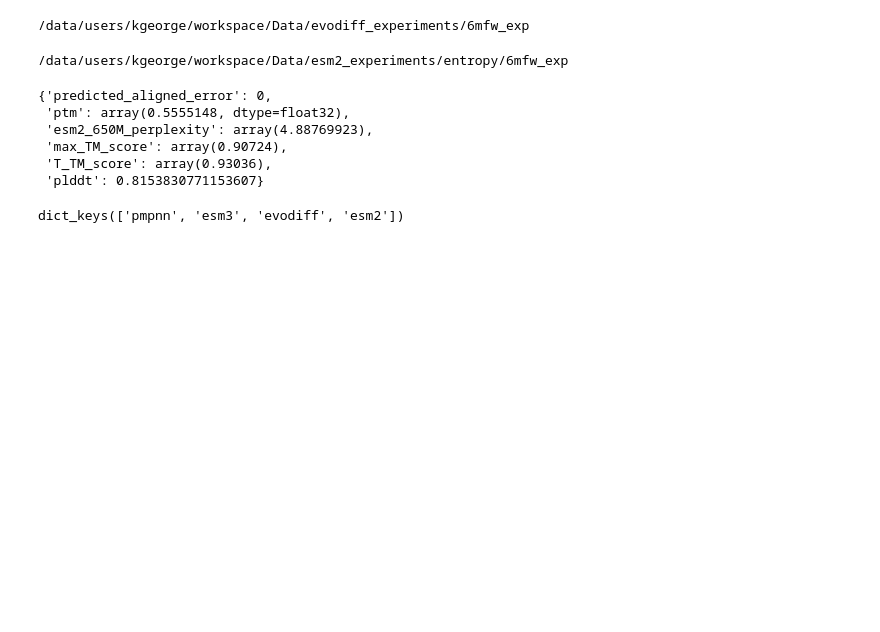
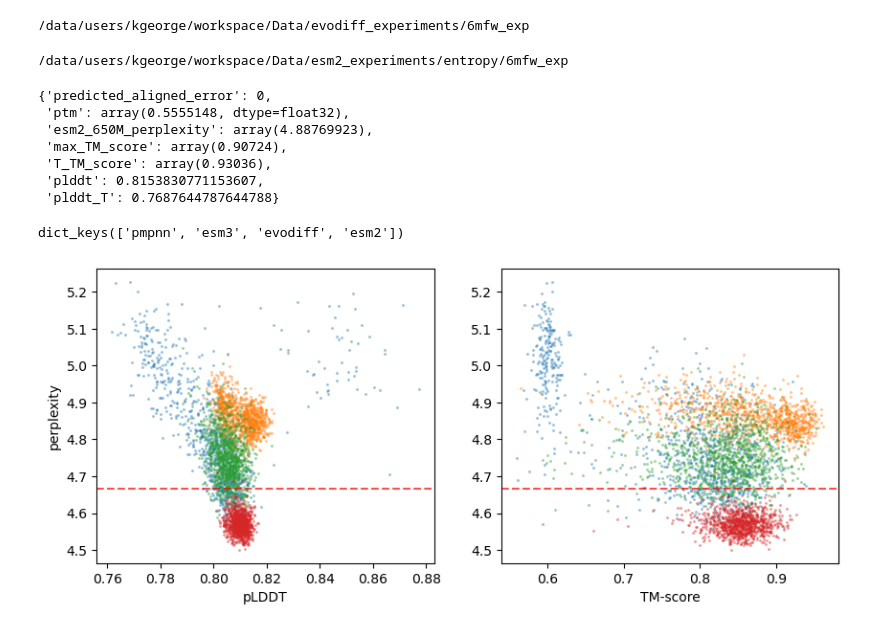
Before and after one commit to kevingeo11/DomainPrediction, a Jupyter notebook: src/notebooks/seminar/6mfw_tm_score.ipynb, the cells around one changed output. Drawn from its saved outputs; the diff is of its cells as text; code cells hidden in the pictures; blank space fills up the shorter version.

```diff
--- a/src/notebooks/seminar/6mfw_tm_score.ipynb
+++ b/src/notebooks/seminar/6mfw_tm_score.ipynb
@@ -112,7 +112,6 @@ for _path in paths:
 #             file = os.path.join(pdbs_path, f)
 #             proteins[_model].append(FoldedProtein(file, id=f.replace('.pdb', '')))
 # %%
-## This is taking up too much memory
 paths_dict = {
     'pmpnn': pmpnn_path,
     'esm3': esm3_path,
@@ -122,16 +121,24 @@ paths_dict = {
 
 proteins = defaultdict(list)
 
+def get_plddt(file):
+    pdbparser = Bio.PDB.PDBParser(QUIET=True)
+    struct = pdbparser.get_structure('protein', file)
+    plddts = np.array([a.get_bfactor() for a in struct.get_atoms()])
+    plddt = plddts.mean()
+
+    return plddt
+
 for _model, _path in paths_dict.items():
     print(_path)
     pdbs_path = os.path.join(_path, '6mfw_pdbs')
     for f in tqdm(os.listdir(pdbs_path)):
         if f.endswith('.pdb') and not f.endswith('T.pdb'):
             file = os.path.join(pdbs_path, f)
-            pdbparser = Bio.PDB.PDBParser(QUIET=True)
-            struct = pdbparser.get_structure('protein', file)
-            plddts = np.array([a.get_bfactor() for a in struct.get_atoms()])
-            plddt = plddts.mean()
+
+            plddt = get_plddt(file)
+            assert os.path.isfile(file.replace('.pdb', '.T.pdb'))
+            plddt_T = get_plddt(file.replace('.pdb', '.T.pdb'))
 
             meta_file = file.replace('.pdb', '.meta.npz')
             assert os.path.isfile(meta_file)
@@ -139,6 +146,7 @@ for _model, _path in paths_dict.items():
             metadata = dict(np.load(meta_file))
             metadata['predicted_aligned_error'] = 0     # reduce memory. pAE (1000x1000) np array
             metadata['plddt'] = plddt
+            metadata['plddt_T'] = plddt_T
 
             proteins[_model].append(metadata)
 # %% [output]
@@ -154,7 +162,8 @@ proteins['pmpnn'][0]
  'esm2_650M_perplexity': array(4.88769923),
  'max_TM_score': array(0.90724),
  'T_TM_score': array(0.93036),
- 'plddt': 0.8153830771153607}
+ 'plddt': 0.8153830771153607,
+ 'plddt_T': 0.7687644787644788}
 # %%
 proteins.keys()
 # %% [output]
@@ -165,3 +174,27 @@ for key in proteins:
         assert len(proteins[key]) == 983
     else:
         assert len(proteins[key]) == 1000
+# %%
+## pLDDT and pTM scores vs TM score
+fig, ax = plt.subplots(nrows=1, ncols=2, figsize=(10,4))
+labels = ['ESM2 entropy', 'PMPNN', 'EvoDiff', 'ESM3']
+keys = ['esm2', 'pmpnn', 'evodiff', 'esm3']
+
+wt_perplexity = 4.665952409272079 ## change
+_ = ax[0].axhline(wt_perplexity, linestyle='--', color='red', label='wt', alpha=0.7)
+_ = ax[1].axhline(wt_perplexity, linestyle='--', color='red', label='wt', alpha=0.7)
+
+for label, key in zip(labels, keys):
+    _ = ax[0].scatter([p['plddt'] for p in proteins[key]], [p['esm2_650M_perplexity'] for p in proteins[key]],
+                      marker='.', label=label, alpha=0.3, s=7)
+    _ = ax[1].scatter([p['max_TM_score'] for p in proteins[key]], [p['esm2_650M_perplexity'] for p in proteins[key]],
+                      marker='.', label=label, alpha=0.3, s=7)
+
+_ = ax[0].set_xlabel('pLDDT')
+_ = ax[0].set_ylabel('perplexity')
+
+_ = ax[1].set_xlabel('TM-score')
+
+# _ = ax.legend()
+# %% [output]
+[figure, added]
```
Also changed, not shown: parts of 2 cells of this notebook, 11 other files.
